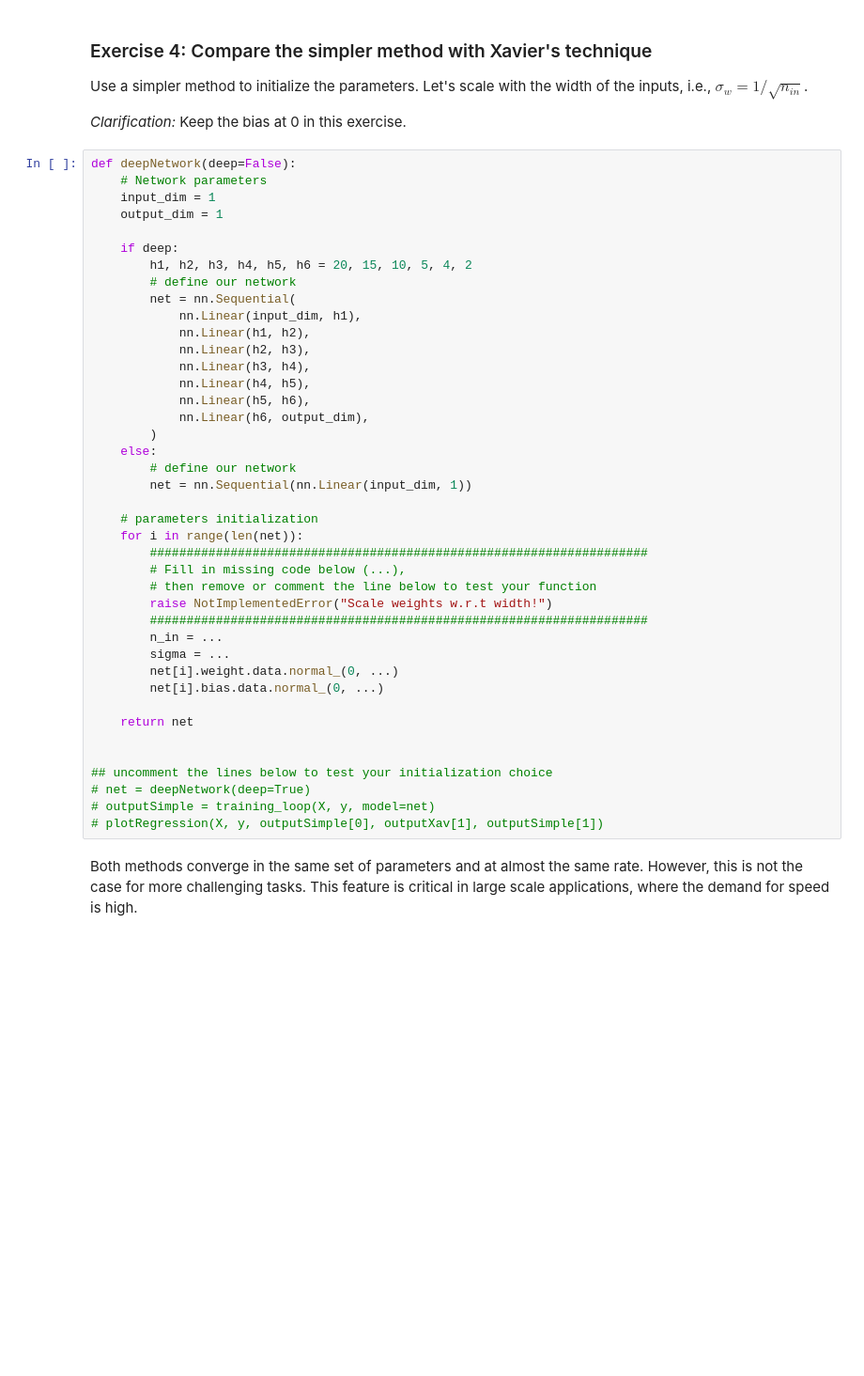
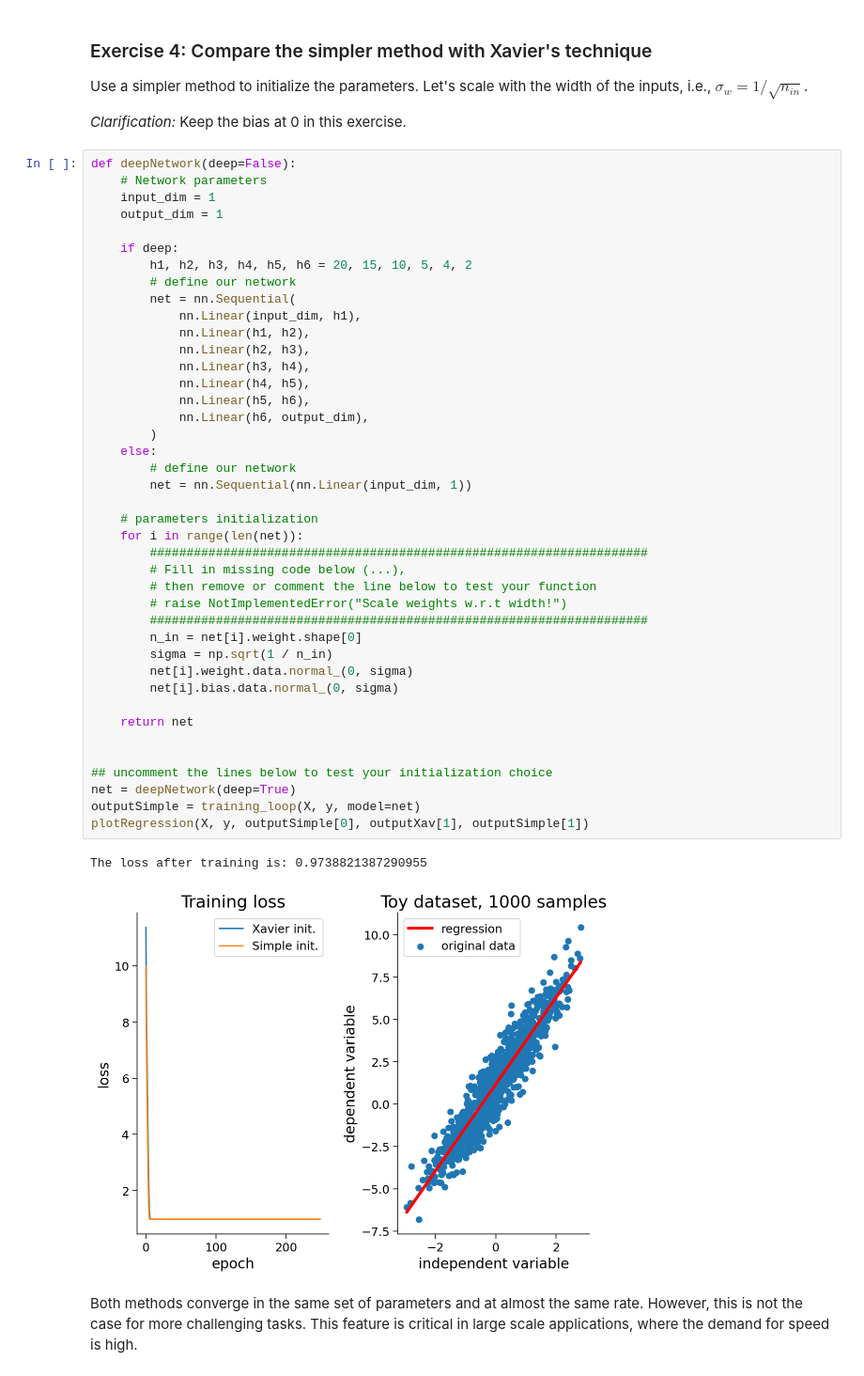
Before and after one commit to miltondp/k99_courses, a Jupyter notebook: cis_522/classes/01_24-week2/CIS_522_W2D2_Tutorial_–_Student_Version.ipynb, the cells around one changed output. Shown at 94% size. Cells and saved outputs as stored; diff of their text form; blank space fills up the shorter version.

```diff
--- a/cis_522/classes/01_24-week2/CIS_522_W2D2_Tutorial_–_Student_Version.ipynb
+++ b/cis_522/classes/01_24-week2/CIS_522_W2D2_Tutorial_–_Student_Version.ipynb
@@ -956,41 +996,44 @@ def deepNetwork(deep=False):
     input_dim = 1
     output_dim = 1
 
     if deep:
         h1, h2, h3, h4, h5, h6 = 20, 15, 10, 5, 4, 2
         # define our network
         net = nn.Sequential(
             nn.Linear(input_dim, h1),
             nn.Linear(h1, h2),
             nn.Linear(h2, h3),
             nn.Linear(h3, h4),
             nn.Linear(h4, h5),
             nn.Linear(h5, h6),
             nn.Linear(h6, output_dim),
         )
     else:
         # define our network
         net = nn.Sequential(nn.Linear(input_dim, 1))
 
     # parameters initialization
     for i in range(len(net)):
         ####################################################################
         # Fill in missing code below (...),
         # then remove or comment the line below to test your function
-        raise NotImplementedError("Scale weights w.r.t width!")
+        # raise NotImplementedError("Scale weights w.r.t width!")
         ####################################################################
-        n_in = ...
-        sigma = ...
-        net[i].weight.data.normal_(0, ...)
-        net[i].bias.data.normal_(0, ...)
+        n_in = net[i].weight.shape[0]
+        sigma = np.sqrt(1 / n_in)
+        net[i].weight.data.normal_(0, sigma)
+        net[i].bias.data.normal_(0, sigma)
 
     return net
 
 
 ## uncomment the lines below to test your initialization choice
-# net = deepNetwork(deep=True)
-# outputSimple = training_loop(X, y, model=net)
-# plotRegression(X, y, outputSimple[0], outputXav[1], outputSimple[1])
+net = deepNetwork(deep=True)
+outputSimple = training_loop(X, y, model=net)
+plotRegression(X, y, outputSimple[0], outputXav[1], outputSimple[1])
+# %% [output]
+The loss after training is: 0.9738821387290955
+[figure, added]
 # %% [markdown]
 Both methods converge in the same set of parameters and at almost the same rate. However, this is not the case for more challenging tasks. This feature is critical in large scale applications, where the demand for speed is high.
 # %% [markdown]
```
Also changed, not shown: parts of 11 cells of this notebook.
